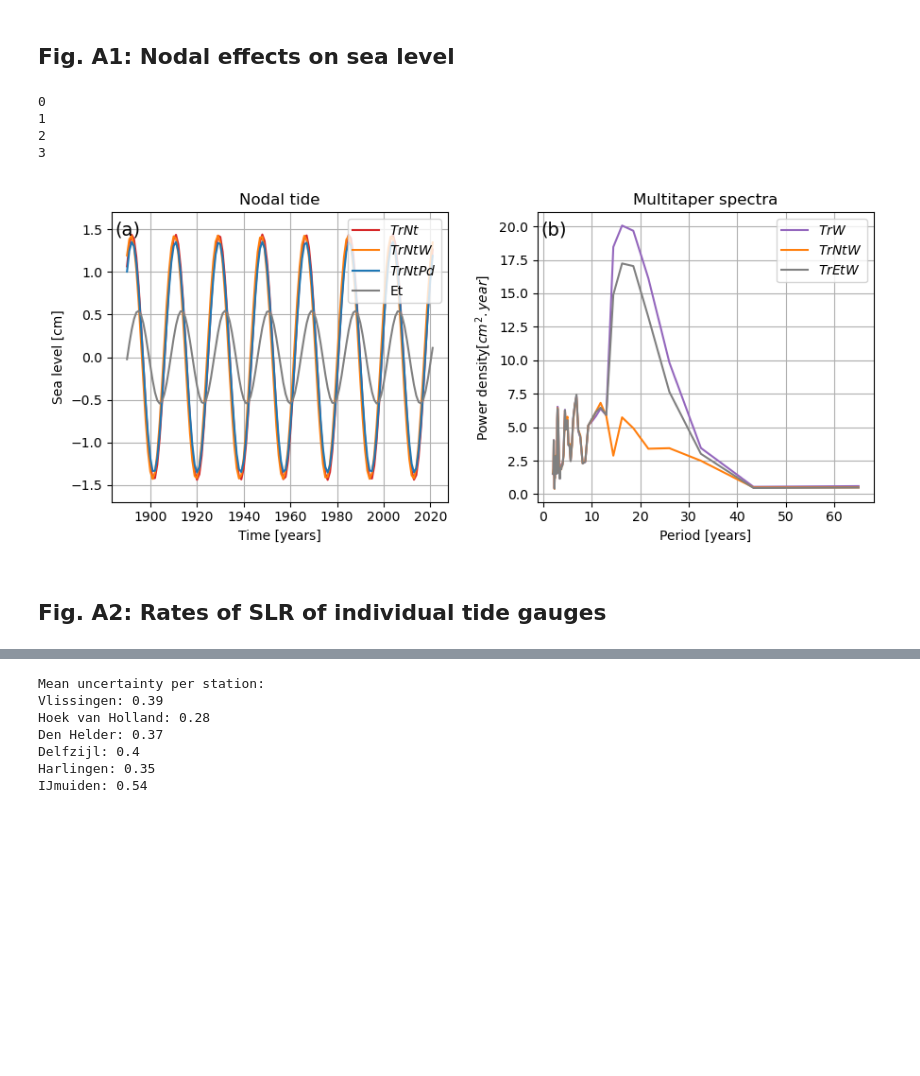
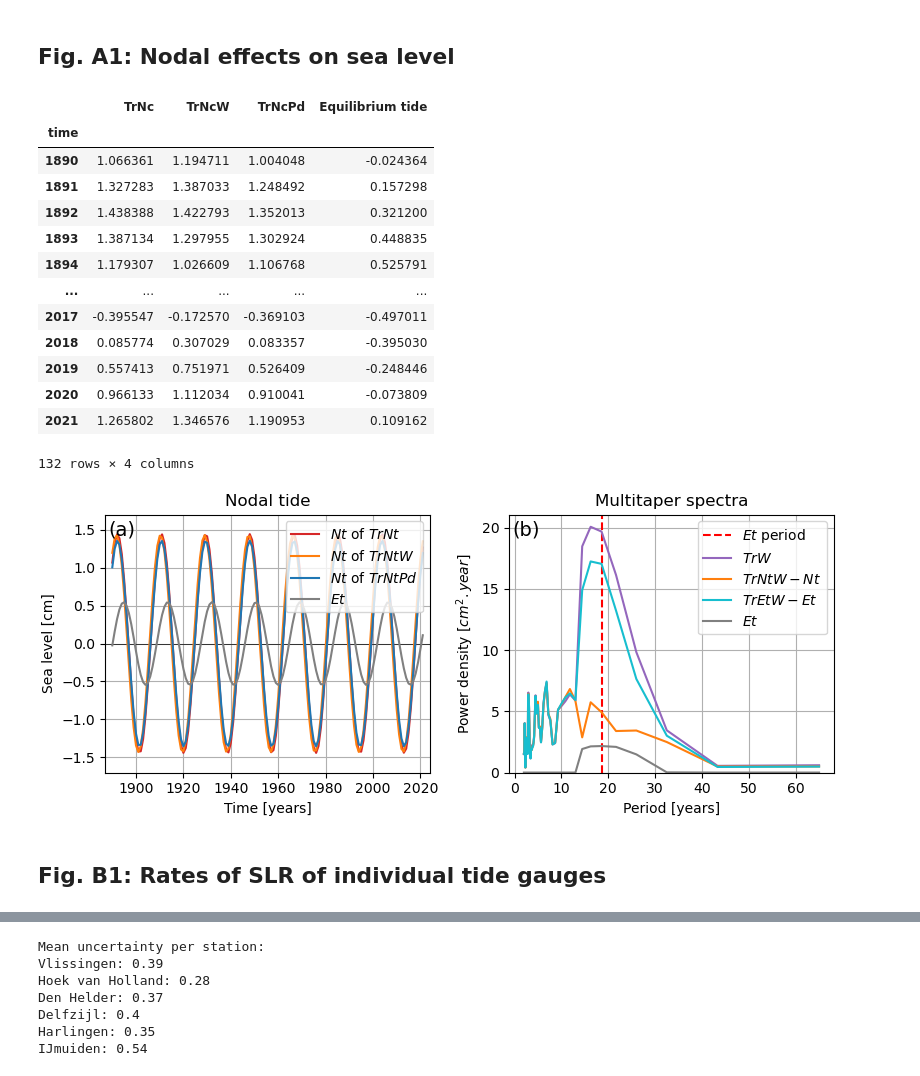
Before and after one commit to KNMI-sealevel/NetherlandsSeaLevelAcceleration, a Jupyter notebook: figures.ipynb, the cells around one changed output, grey strips where cells are left out. Cells and saved outputs as stored; diff of their text form; code cells hidden in the pictures; blank space fills up the shorter version.

```diff
--- a/figures.ipynb
+++ b/figures.ipynb
@@ -347,7 +354,7 @@ l2, = ax[1,0].plot([],[], c='grey', ls='--', label='LOWESS-filtered')
 ax[1,0].legend(handles=[l1,l2])
 
 ax[1,0].set_title('Multitaper spectra')
-ax[1,0].set_ylabel('Power density'+r'$[cm^2.year]$')
+ax[1,0].set_ylabel('Power density '+r'$[cm^2.year]$')
 ax[1,0].set_xlabel('Period [years]')
 
 # Panel 4
@@ -360,7 +367,7 @@ ax[1,1].set_yticks(np.arange(-1,2,1))
 ax[1,1].get_legend().remove()
 
 for idx in range(4):
-    ax.flat[idx].text(0.01, 0.92, panels[idx],
+    ax.flat[idx].text(0.01, 0.9, panels[idx],
                       transform=ax.flat[idx].transAxes, size=14)
     ax.flat[idx].grid(True)
 
@@ -368,4 +375,5 @@ fig.tight_layout()
 fig.align_ylabels()
 
 plt.savefig(f'./figures/{region}/WindInfluenceComp_lowess21.pdf', dpi=150)
+plt.savefig(f'./figures/Fig3.pdf', dpi=150)
 # %% [output]
@@ -375,7 +383,7 @@ plt.savefig(f'./figures/{region}/WindInfluenceComp_lowess21.pdf', dpi=150)
 # %%
 list_st = [1900, 1920, 1940, 1960, 1980, 2000]
 
-fig, ax = plt.subplots(3, 2, figsize=(8,9))
+fig, ax = plt.subplots(3, 2, figsize=(8,8))
 
 for idx, res in enumerate([rates_q_nr, rates_q_nt, rates_q_na, rates_q_pd]):
 
@@ -389,7 +397,7 @@ for idx, res in enumerate([rates_q_nr, rates_q_nt, rates_q_na, rates_q_pd]):
     ax.flat[idx].set_ylabel('Sea level rate [mm/yr]')
     ax.flat[idx].set_ylim([0.4, 4.1])
     # ax.flat[idx].grid(True)
-    ax.flat[idx].text(0.01, 0.92, panels[idx], transform=ax.flat[idx].transAxes,
+    ax.flat[idx].text(0.01, 0.9, panels[idx], transform=ax.flat[idx].transAxes,
                       size=14)
 
     ax.flat[idx].hlines(y=0.85, xmin=list_st[0], xmax=list_st[5]+19,
@@ -414,7 +422,7 @@ ax.flat[4].set_yticks(np.arange(1,3.5,.5))
 ax.flat[4].set_xlabel('Time [years]')
 ax.flat[4].legend()
 # ax.flat[4].grid(True)
-ax.flat[4].text(0.01, 0.92, panels[4], transform=ax.flat[4].transAxes, size=14)
+ax.flat[4].text(0.01, 0.9, panels[4], transform=ax.flat[4].transAxes, size=14)
 
 ser_nr.plot(ax=ax.flat[5], color=colors[0], label=short_names[0])
 ser_nt.plot(ax=ax.flat[5], color=colors[1], label=short_names[1])
@@ -425,7 +433,7 @@ ax.flat[5].set_ylabel('Rate standard error [mm/yr]')
 ax.flat[5].set_xlabel('Time [years]')
 ax.flat[5].legend()
 # ax.flat[5].grid(True)
-ax.flat[5].text(0.01, 0.92, panels[5], transform=ax.flat[5].transAxes, size=14)
+ax.flat[5].text(0.01, 0.9, panels[5], transform=ax.flat[5].transAxes, size=14)
 
 for i in range(3):
     for j in range(2):
@@ -436,4 +444,5 @@ for i in range(3):
 fig.align_ylabels()
 fig.tight_layout()
 plt.savefig(f'./figures/{region}/{bootsize}/RateSeaLevelTrend.pdf', dpi=150)
+plt.savefig(f'./figures/Fig4.pdf', dpi=150)
 # %% [output]
@@ -441,61 +450,76 @@ plt.savefig(f'./figures/{region}/{bootsize}/RateSeaLevelTrend.pdf', dpi=150)
 # %% [markdown]
 ## Fig. A1: Nodal effects on sea level
+# %%
+nodal
+# %% [output]
+|  | TrNc | TrNcW | TrNcPd | Equilibrium tide |
+| time |  |  |  |  |
+| 1890 | 1.066361 | 1.194711 | 1.004048 | -0.024364 |
+| 1891 | 1.327283 | 1.387033 | 1.248492 | 0.157298 |
+| 1892 | 1.438388 | 1.422793 | 1.352013 | 0.321200 |
+| 1893 | 1.387134 | 1.297955 | 1.302924 | 0.448835 |
+| 1894 | 1.179307 | 1.026609 | 1.106768 | 0.525791 |
+| ... | ... | ... | ... | ... |
+| 2017 | -0.395547 | -0.172570 | -0.369103 | -0.497011 |
+| 2018 | 0.085774 | 0.307029 | 0.083357 | -0.395030 |
+| 2019 | 0.557413 | 0.751971 | 0.526409 | -0.248446 |
+| 2020 | 0.966133 | 1.112034 | 0.910041 | -0.073809 |
+| 2021 | 1.265802 | 1.346576 | 1.190953 | 0.109162 |
+132 rows × 4 columns
 # %%
-colors = ['tab:red', 'tab:orange', 'tab:blue', 'grey', 'tab:purple']
-labels = [r'$TrNt$',r'$TrNtW$',r'$TrNtPd$',r'Et']
+colors = ['tab:red', 'tab:orange', 'tab:blue', 'grey', 'tab:purple', 'tab:cyan']
+labels = [r'$Nt$ of $TrNt$',r'$Nt$ of $TrNtW$',r'$Nt$ of $TrNtPd$',r'$Et$']
 
-fig, ax = plt.subplots(1, 2, figsize=(9,4)) #14, 10
+fig, ax = plt.subplots(1, 2, figsize=(8,3.3), constrained_layout=True) #14, 10
 
 # Panel 1
+ax[0].axhline(0, c='k', lw=.5)
 for idx, data in enumerate(nodal):
-    print(idx)
     ax[0].plot(nodal.index, nodal[data], label=labels[idx], color=colors[idx])
 
 ax[0].set_xlabel('Time [years]')
 ax[0].set_ylabel('Sea level [cm]')
 ax[0].set_title('Nodal tide')
 ax[0].legend(loc='upper right')
 ax[0].set_ylim(-1.7,1.7)
+ax[0].set_xlim((1887,2024))
 
 # Panel 2
+ax[1].axvline(18.613, c='r', label='$\it{Et}$ period', ls='--')
 
 xf_mtm, yf_mtm, _ = loc.mtm(nodal_residuals['NearestPointAverageNoTide_dt'].values, 1)
-
-# Change x-axis from frequency to period
-xf_p = 1/xf_mtm
-
-ax[1].plot(xf_p[2:], yf_mtm[2:], label='$\it{TrW}$', color=colors[4])
+ax[1].plot(1/xf_mtm[2:], yf_mtm[2:], label='$\it{TrW}$', color=colors[4])
 
 xf_mtm, yf_mtm, _ = loc.mtm(nodal_residuals['NearestPointAverage2_dt'].values, 1)
-ax[1].plot(xf_p[2:], yf_mtm[2:], label='$\it{TrNtW}$', color=colors[1])
+ax[1].plot(1/xf_mtm[2:], yf_mtm[2:], label='$\it{TrNtW}-\it{Nt}$', color=colors[1])
 
 xf_mtm, yf_mtm, _ = loc.mtm(nodal_residuals['EquilibriumTide_dt'].values, 1)
-ax[1].plot(xf_p[2:], yf_mtm[2:], label='$\it{TrEtW}$', color=colors[3])
+ax[1].plot(1/xf_mtm[2:], yf_mtm[2:], label='$\it{TrEtW}-\it{Et}$', color=colors[5])
 
-
-
+xf_mtm, yf_mtm, _ = loc.mtm(nodal['Equilibrium tide'].values, 1)
+ax[1].plot(1/xf_mtm[2:], yf_mtm[2:], label='$\it{Et}$', color=colors[3])
 
 ax[1].legend()
 ax[1].set_title('Multitaper spectra')
-ax[1].set_ylabel('Power density'+r'$[cm^2.year]$')
+ax[1].set_ylabel('Power density '+r'$[cm^2.year]$')
 ax[1].set_xlabel('Period [years]')
+
+ax[1].set_yticks(np.arange(0,21,5))
+ax[1].set_ylim((0, None))
 
 for idx in range(2):
     ax.flat[idx].text(0.01, 0.92, panels[idx],
                       transform=ax.flat[idx].transAxes, size=14)
     ax.flat[idx].grid(True)
 
-fig.tight_layout()
+# fig.tight_layout()
 
 plt.savefig(f'./figures/{region}/NodalTide.pdf', dpi=150)
+plt.savefig(f'./figures/FigA1.pdf', dpi=150)
 # %% [output]
-0
-1
-2
-3
-[figure, old version]
+[figure, new version]
 # %% [markdown]
-## Fig. A2: Rates of SLR of individual tide gauges
+## Fig. B1: Rates of SLR of individual tide gauges
 # %%
 stations = ['Vlissingen', 'Hoek van Holland', 'Den Helder', 'Delfzijl', 'Harlingen', 'IJmuiden']
 bootsize = 10000 # Choose from 100, 1000, 10000
```
Also changed, not shown: parts of 18 cells of this notebook, 4 other files.
